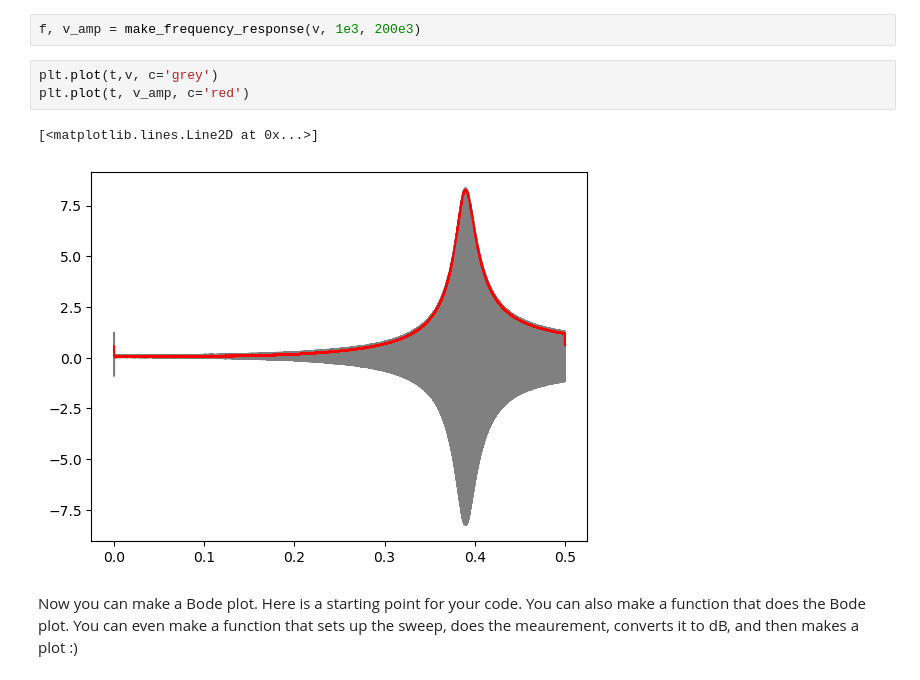
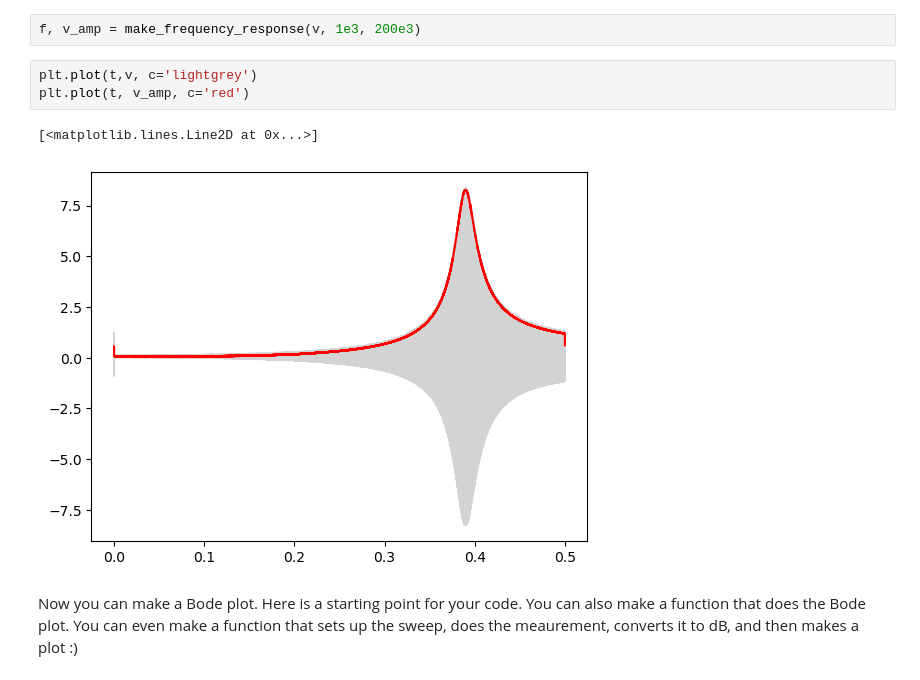
Before and after one commit to SHoogeman/Snaar-Proef, a Jupyter notebook: lab session notebooks/TN2211 Session 05.ipynb, the cells around one changed output. Cells and saved outputs as stored; diff of their text form.

```diff
--- a/lab session notebooks/TN2211 Session 05.ipynb
+++ b/lab session notebooks/TN2211 Session 05.ipynb
@@ -96,11 +96,11 @@ Retreiving 1000000 points
 # %%
 f, v_amp = make_frequency_response(v, 1e3, 200e3)
 # %%
-plt.plot(t,v, c='grey')
+plt.plot(t,v, c='lightgrey')
 plt.plot(t, v_amp, c='red')
 # %% [output]
 [<matplotlib.lines.Line2D at 0x...>]
-[figure, old version]
+[figure, new version]
 # %% [markdown]
 Now you can make a Bode plot. Here is a starting point for your code. You can also make a function that does the Bode plot. You can even make a function that sets up the sweep, does the meaurement, converts it to dB, and then makes a plot :)
 # %%
```
Also changed, not shown: parts of 1 cell of this notebook.
